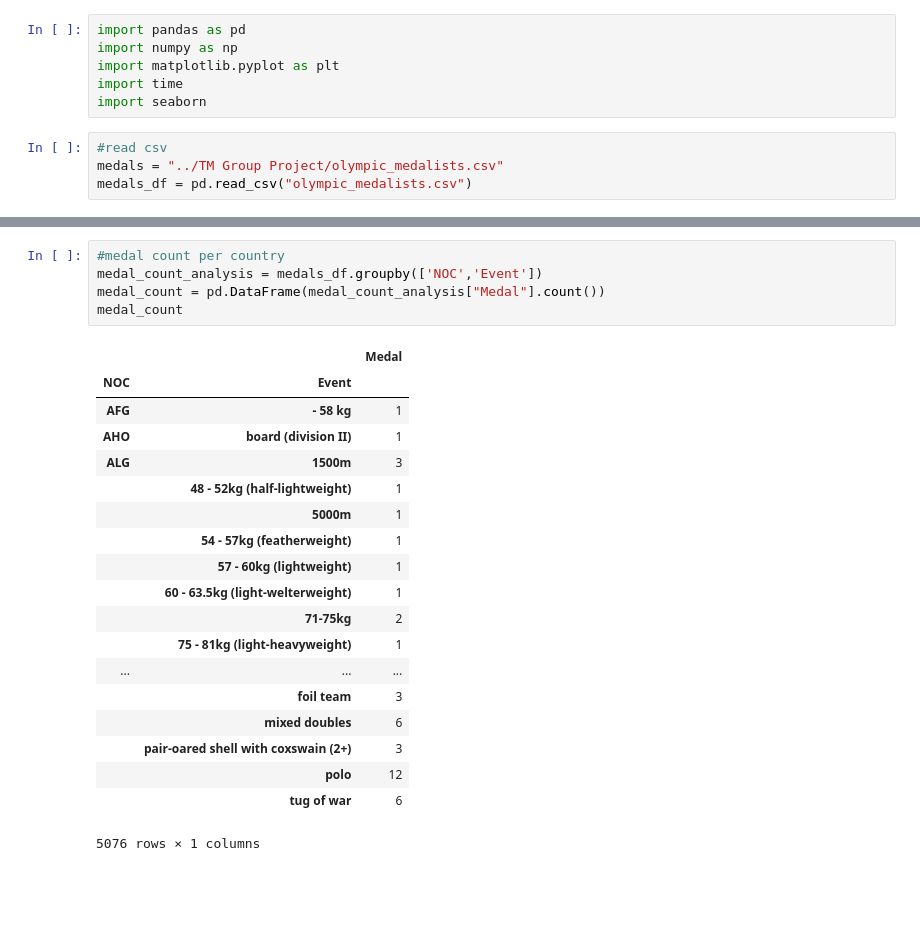
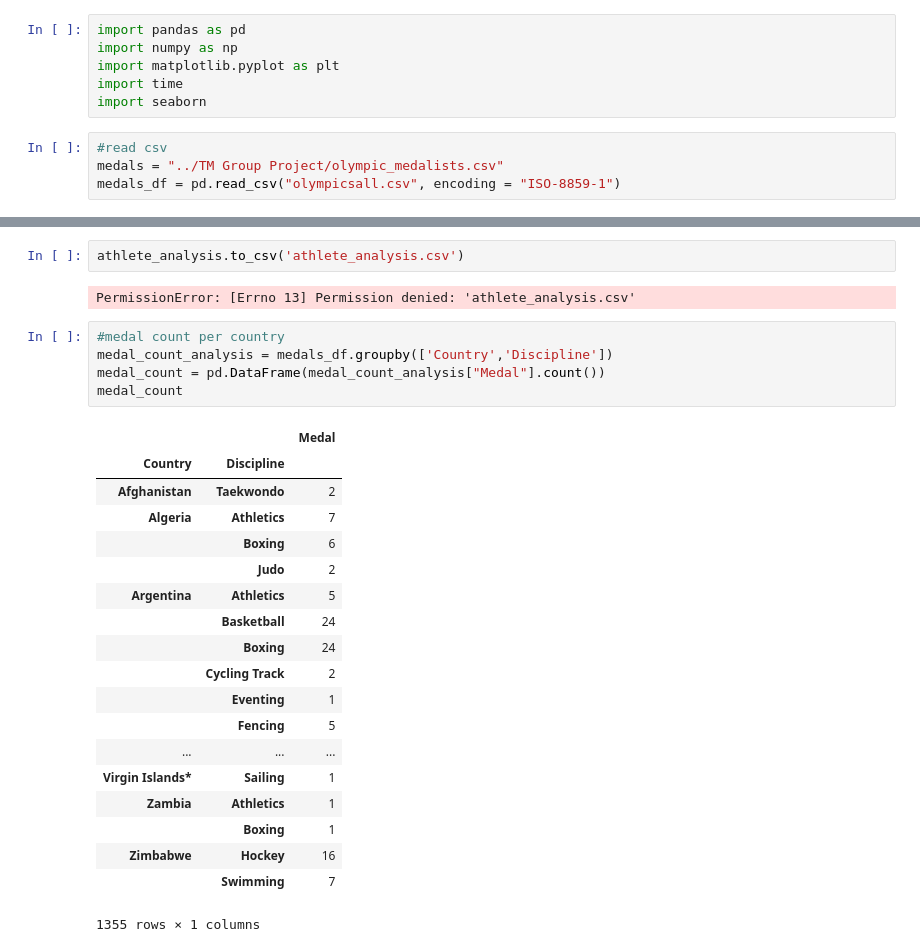
Before and after one commit to brittney-joyce/Olympic-Data-Analysis, a Jupyter notebook: Individual_Code/Olympic_Medal_Analysis.ipynb, the cells around one changed output, grey strips where cells are left out. Cells and saved outputs as stored; diff of their text form; blank space fills up the shorter version.

```diff
--- a/Individual_Code/Olympic_Medal_Analysis.ipynb
+++ b/Individual_Code/Olympic_Medal_Analysis.ipynb
@@ -7,4 +7,4 @@ import seaborn
 # %%
 #read csv
 medals = "../TM Group Project/olympic_medalists.csv"
-medals_df = pd.read_csv("olympic_medalists.csv")
+medals_df = pd.read_csv("olympicsall.csv", encoding = "ISO-8859-1")
@@ -67,25 +220,29 @@ gender_analysis
+# %%
+athlete_analysis.to_csv('athlete_analysis.csv')
+# %% [output]
+PermissionError: [Errno 13] Permission denied: 'athlete_analysis.csv'
 # %%
 #medal count per country
-medal_count_analysis = medals_df.groupby(['NOC','Event'])
+medal_count_analysis = medals_df.groupby(['Country','Discipline'])
 medal_count = pd.DataFrame(medal_count_analysis["Medal"].count())
 medal_count
 # %% [output]
 |  |  | Medal |
-| NOC | Event |  |
-| AFG | - 58 kg | 1 |
-| AHO | board (division II) | 1 |
-| ALG | 1500m | 3 |
-|  | 48 - 52kg (half-lightweight) | 1 |
-|  | 5000m | 1 |
-|  | 54 - 57kg (featherweight) | 1 |
-|  | 57 - 60kg (lightweight) | 1 |
-|  | 60 - 63.5kg (light-welterweight) | 1 |
-|  | 71-75kg | 2 |
-|  | 75 - 81kg (light-heavyweight) | 1 |
+| Country | Discipline |  |
+| Afghanistan | Taekwondo | 2 |
+| Algeria | Athletics | 7 |
+|  | Boxing | 6 |
+|  | Judo | 2 |
+| Argentina | Athletics | 5 |
+|  | Basketball | 24 |
+|  | Boxing | 24 |
+|  | Cycling Track | 2 |
+|  | Eventing | 1 |
+|  | Fencing | 5 |
 | ... | ... | ... |
-|  | foil team | 3 |
-|  | mixed doubles | 6 |
-|  | pair-oared shell with coxswain (2+) | 3 |
-|  | polo | 12 |
-|  | tug of war | 6 |
+| Virgin Islands* | Sailing | 1 |
+| Zambia | Athletics | 1 |
+|  | Boxing | 1 |
+| Zimbabwe | Hockey | 16 |
+|  | Swimming | 7 |
-5076 rows × 1 columns
+1355 rows × 1 columns
```
Also changed, not shown: parts of 17 cells of this notebook.
